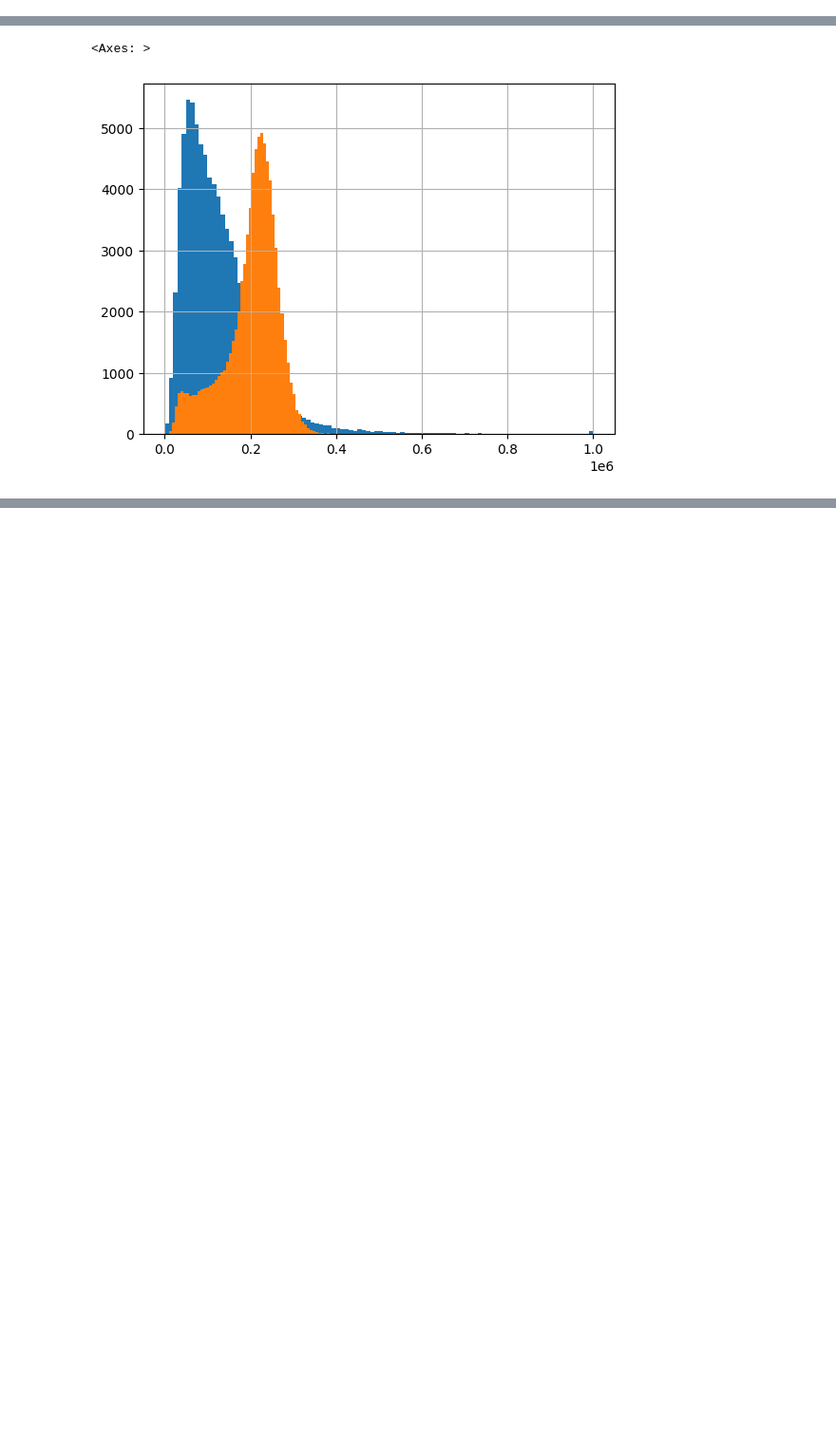
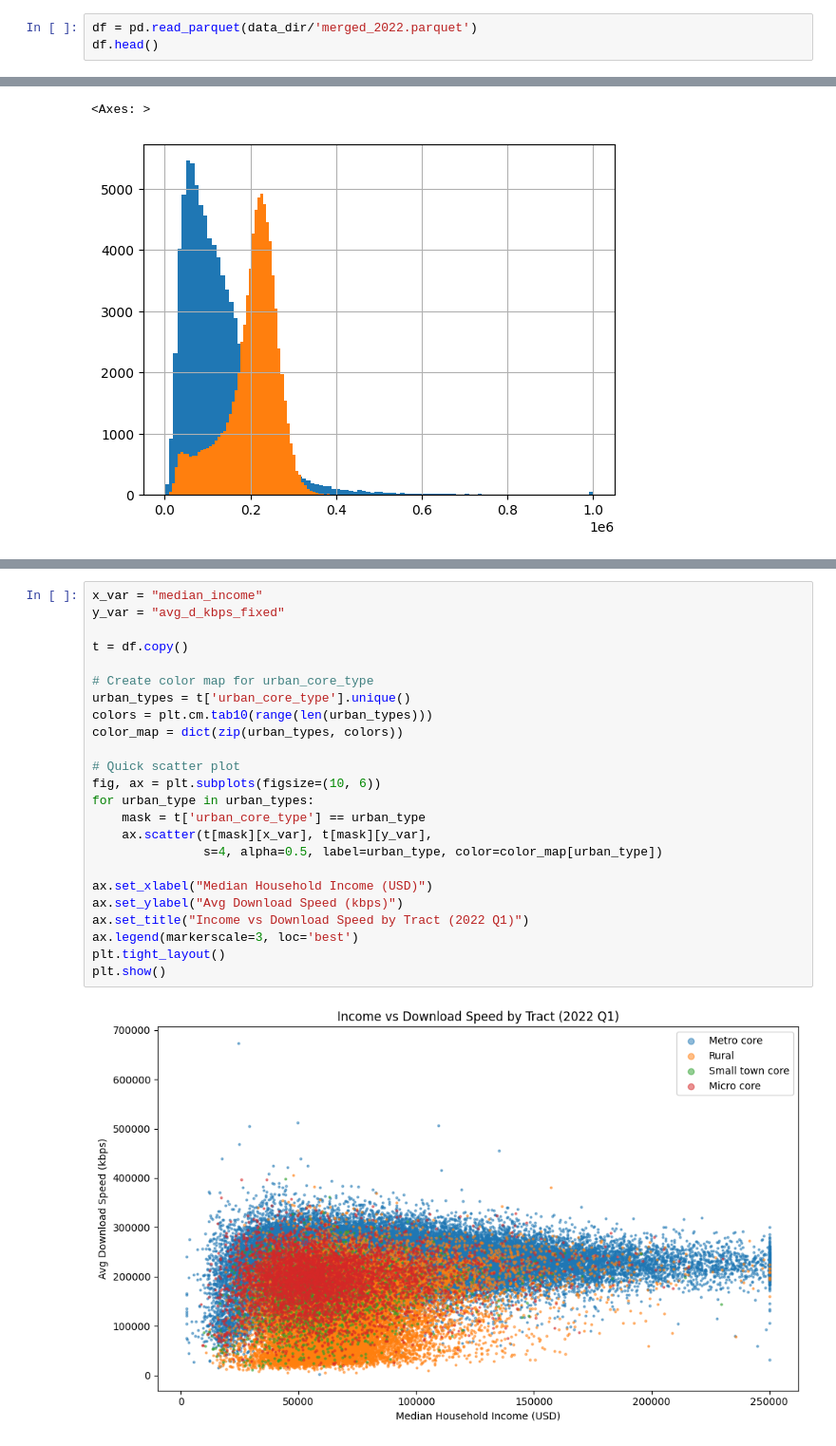
Before and after one commit to maxbusboom/WirelessIncome, a Jupyter notebook: notebooks/ericbusboom/04_ols.ipynb, the cells around one changed output, grey strips where cells are left out. Shown at 95% size. Drawn from its saved outputs; the diff is of its cells as text; blank space fills up the shorter version.

```diff
--- a/notebooks/ericbusboom/04_ols.ipynb
+++ b/notebooks/ericbusboom/04_ols.ipynb
@@ -98,0 +38,3 @@ Merged rows: 82261
+# %%
+df = pd.read_parquet(data_dir/'merged_2022.parquet')
+df.head()
@@ -189,3 +138,29 @@ Notes:
 [2] The condition number is large, 2.01e+05. This might indicate that there are
 strong multicollinearity or other numerical problems.
 [figure]
+# %%
+x_var = "median_income"
+y_var = "avg_d_kbps_fixed"
+
+t = df.copy()
+
+# Create color map for urban_core_type
+urban_types = t['urban_core_type'].unique()
+colors = plt.cm.tab10(range(len(urban_types)))
+color_map = dict(zip(urban_types, colors))
+
+# Quick scatter plot
+fig, ax = plt.subplots(figsize=(10, 6))
+for urban_type in urban_types:
+    mask = t['urban_core_type'] == urban_type
+    ax.scatter(t[mask][x_var], t[mask][y_var],
+               s=4, alpha=0.5, label=urban_type, color=color_map[urban_type])
+
+ax.set_xlabel("Median Household Income (USD)")
+ax.set_ylabel("Avg Download Speed (kbps)")
+ax.set_title("Income vs Download Speed by Tract (2022 Q1)")
+ax.legend(markerscale=3, loc='best')
+plt.tight_layout()
+plt.show()
+# %% [output]
+[figure, added]
```
Also changed, not shown: parts of 16 cells of this notebook, 5 other files.
